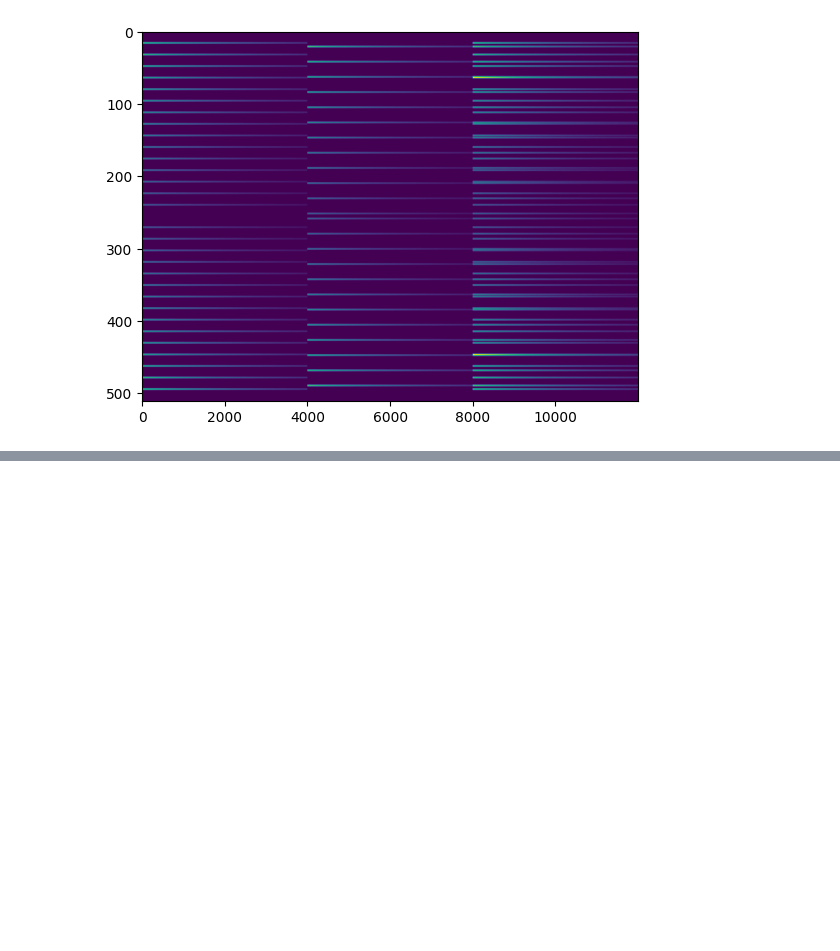
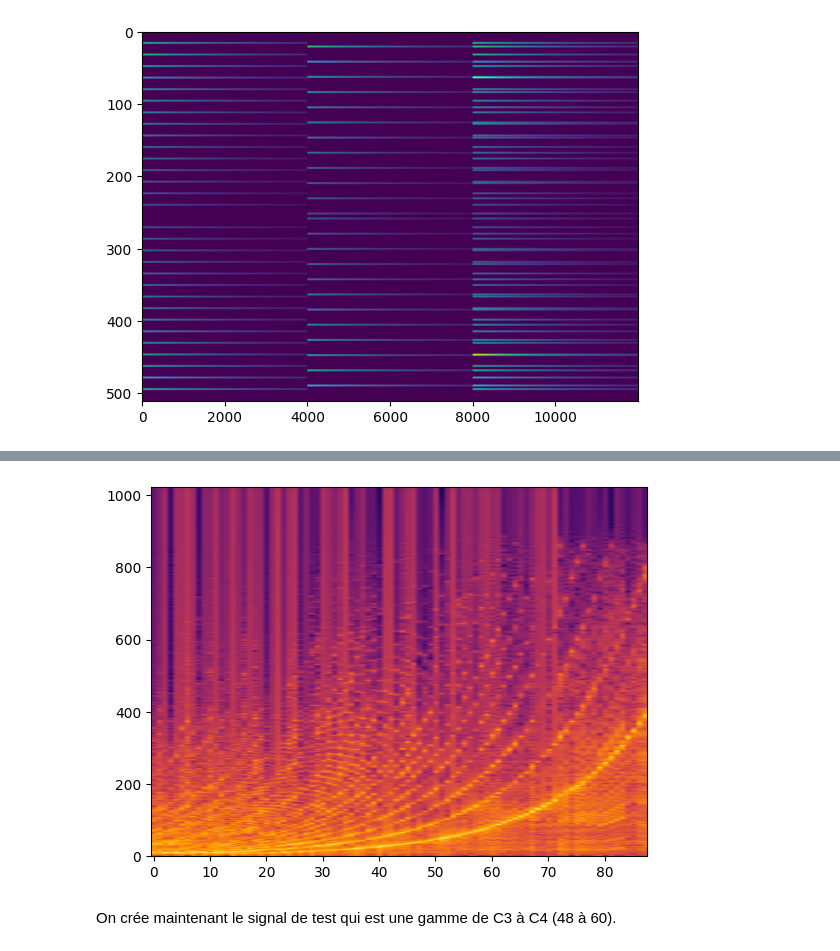
Before and after one commit to LouisLalay/Traitement-du-Signal, a Jupyter notebook: TP NMF/NMF_TP.ipynb, the cells around one changed output, grey strips where cells are left out. Cells and saved outputs as stored; diff of their text form; code cells hidden in the pictures; blank space fills up the shorter version.

```diff
--- a/TP NMF/NMF_TP.ipynb
+++ b/TP NMF/NMF_TP.ipynb
@@ -255,0 +328,24 @@ plt.show()
+# %%
+with open("debug.log", "w") as f:
+    f.write("")
+# On cherche à décomposer la matrice de synthese calculée précédement en matrices positives
+n_note = 2
+n_iterations = 25
+beta = 2
+epsilon = 1e-12
+W_init = np.random.rand(synthese.shape[0], n_note)
+H_init = np.random.rand(n_note, synthese.shape[1])
+# Initialisation de W et H
+for beta in range(3):
+    W = W_init
+    H = H_init
+    loss = np.zeros(n_iterations, dtype=np.complex_)
+    for k in range(n_iterations):
+        W, H, Xtilde = mise_a_jour_globale(W, H, synthese + epsilon, beta)
+        loss[k] = beta_div(synthese + epsilon, Xtilde, beta)
+    X_estime = Xtilde - epsilon
+    plt.plot(np.abs(loss), label=rf"$\beta$ = {beta}")
+    plt.title(r"Evolution de la $\beta-loss$")
+    plt.xlabel("Itérations")
+    plt.legend()
+    plt.show()
@@ -255,0 +356,19 @@ plt.show()
+# %%
+Fs = 22050
+n_note = 88
+NFFT = 2048
+W_piano = np.zeros((NFFT, n_note), dtype=np.complex_)
+for k in range(n_note):
+    note = k + 21
+    file = f"data/{note}.wav"
+    data, sr = librosa.load(file)
+    if not (sr == Fs):
+        data = librosa.resample(data, orig_sr=sr, target_sr=Fs)
+    W_piano[:, k] = np.fft.fft(data, NFFT)
+plt.imshow(np.log(np.abs(W_piano[: NFFT // 2])), origin="lower", cmap="inferno")
+plt.axis("auto")
+plt.show()
+# %% [output]
+[figure, added]
+# %% [markdown]
+On crée maintenant le signal de test qui est une gamme de C3 à C4 (48 à 60).
```
Also changed, not shown: parts of 21 cells of this notebook.
